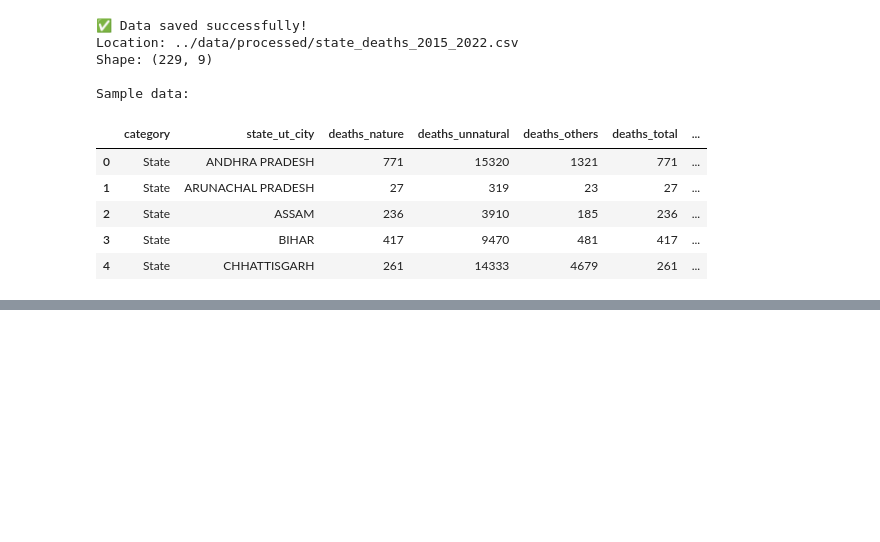
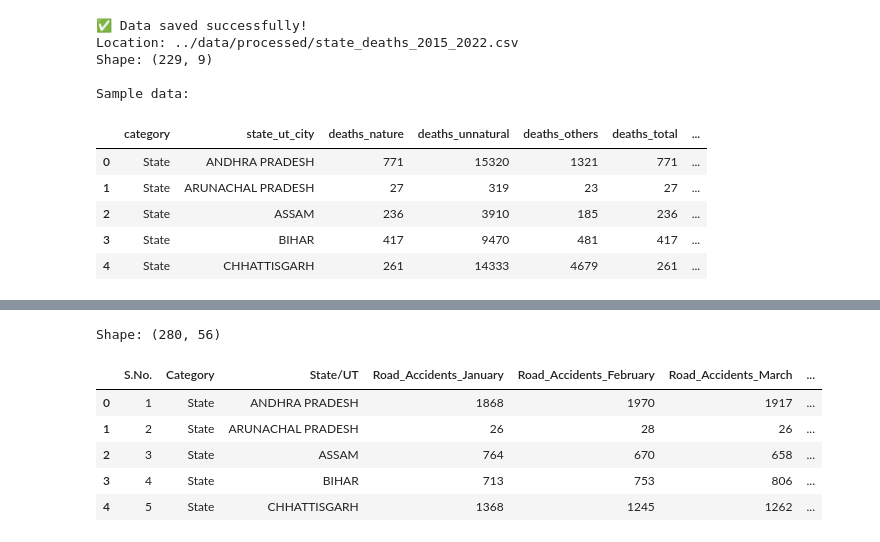
Before and after one commit to ankitarchoudhary/Dark-Hours-India, a Jupyter notebook: notebooks/01_data_cleaning.ipynb, the cells around one changed output, grey strips where cells are left out. Cells and saved outputs as stored; diff of their text form; code cells hidden in the pictures; blank space fills up the shorter version.

```diff
--- a/notebooks/01_data_cleaning.ipynb
+++ b/notebooks/01_data_cleaning.ipynb
@@ -478,0 +2163,13 @@ Sample data:
+# %%
+# Check monthly traffic accidents file
+df_check = pd.read_csv("../data/processed/monthly_traffic_accidents_2015_2022.csv")
+print("Shape:", df_check.shape)
+df_check.head()
+# %% [output]
+Shape: (280, 56)
+|  | S.No. | Category | State/UT | Road_Accidents_January | Road_Accidents_February | Road_Accidents_March | ... |
+| 0 | 1 | State | ANDHRA PRADESH | 1868 | 1970 | 1917 | ... |
+| 1 | 2 | State | ARUNACHAL PRADESH | 26 | 28 | 26 | ... |
+| 2 | 3 | State | ASSAM | 764 | 670 | 658 | ... |
+| 3 | 4 | State | BIHAR | 713 | 753 | 806 | ... |
+| 4 | 5 | State | CHHATTISGARH | 1368 | 1245 | 1262 | ... |
```
Also changed, not shown: parts of 50 cells of this notebook, 3 other files.
